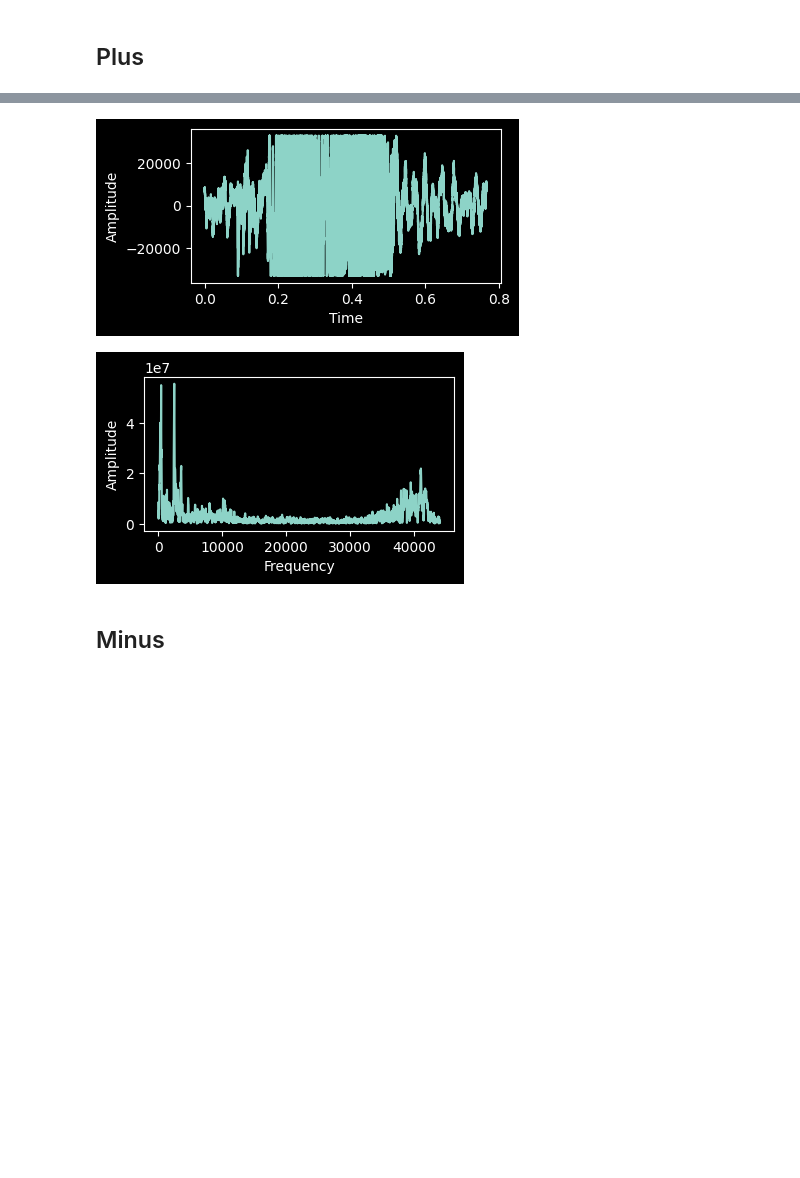
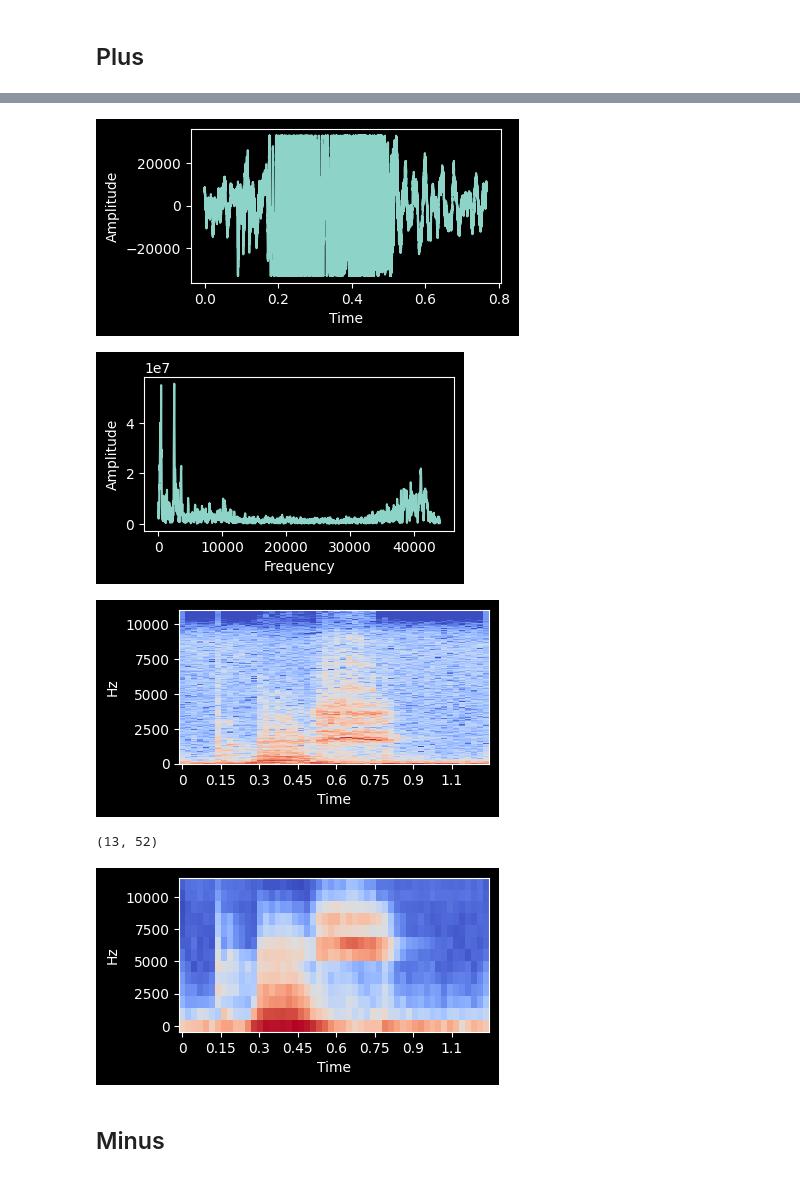
Before and after one commit to valwerner2/stm32WordRecognition, a Jupyter notebook: prototype/proto.ipynb, the cells around one changed output, grey strips where cells are left out. Cells and saved outputs as stored; diff of their text form; code cells hidden in the pictures; blank space fills up the shorter version.

```diff
--- a/prototype/proto.ipynb
+++ b/prototype/proto.ipynb
@@ -93,10 +142,15 @@ stopFile_sample_rate, stopFile_wav, stopFile_n, stopFile_fft = load_plot("./wav/
 ## Plus
 # %%
 plusFile_sample_rate, plusFile_wav, plusFile_n, plusFile_fft = load_plot("./wav/plus.wav")
+
+spectrum_stft(plusFile_wav, plusFile_sample_rate)
 # %% [output]
 [interactive output not drawn]
 [figure]
 [figure]
+[figure, added]
+(13, 52)
+[figure, added]
 # %% [markdown]
 ## Minus
 # %%
```
Also changed, not shown: parts of 6 cells of this notebook.
